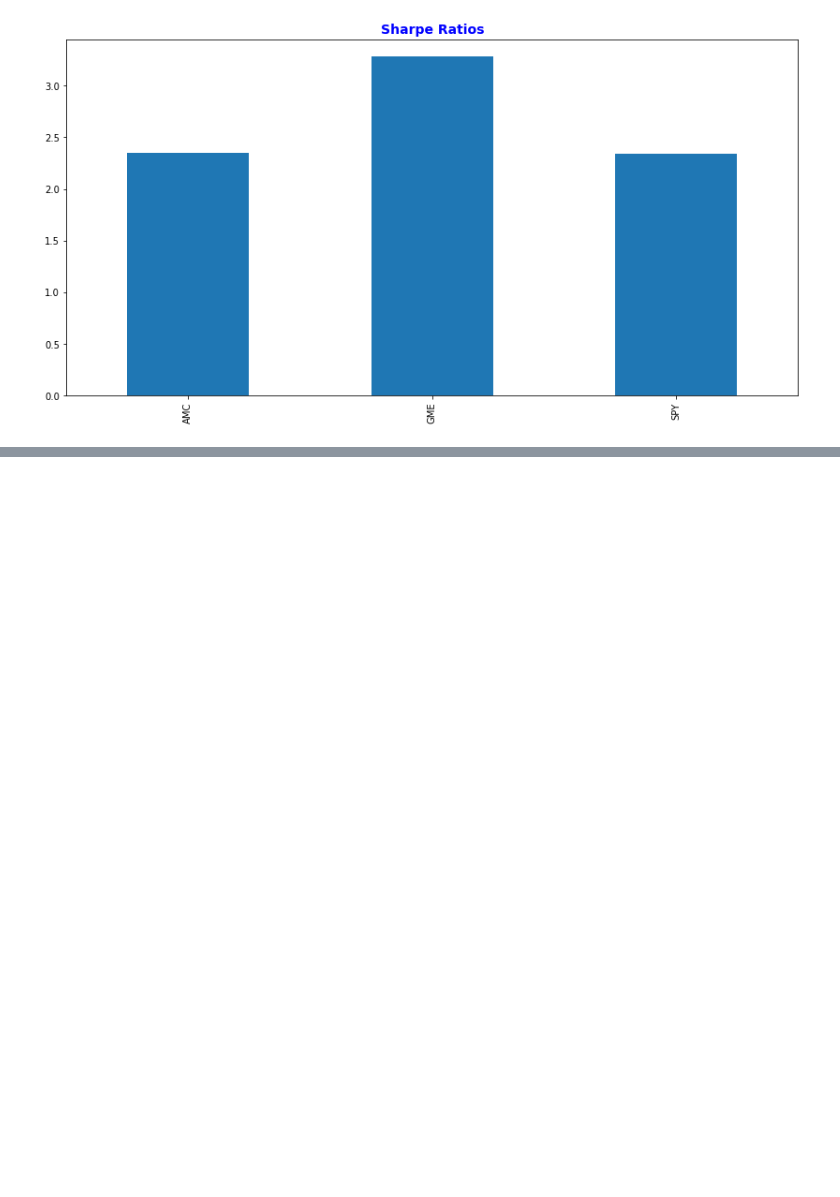
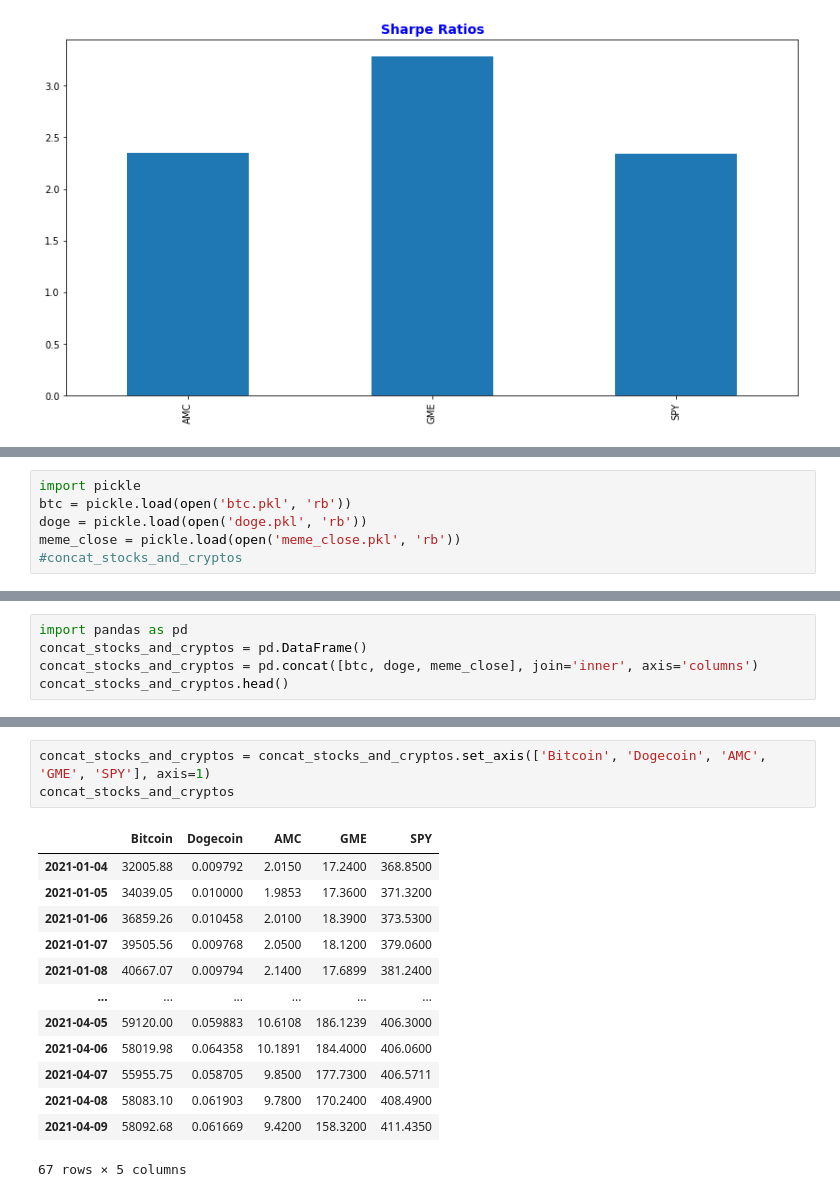
Before and after one commit to iAmSeanzie/Group_MemeStock_Project, a Jupyter notebook: Meme_graphs.ipynb, the cells around one changed output, grey strips where cells are left out. Cells and saved outputs as stored; diff of their text form; blank space fills up the shorter version.

```diff
--- a/Meme_graphs.ipynb
+++ b/Meme_graphs.ipynb
@@ -111,0 +111,6 @@ NameError: name 'MCSimulation' is not defined
+# %%
+import pickle
+btc = pickle.load(open('btc.pkl', 'rb'))
+doge = pickle.load(open('doge.pkl', 'rb'))
+meme_close = pickle.load(open('meme_close.pkl', 'rb'))
+#concat_stocks_and_cryptos
@@ -111,0 +126,5 @@ NameError: name 'MCSimulation' is not defined
+# %%
+import pandas as pd
+concat_stocks_and_cryptos = pd.DataFrame()
+concat_stocks_and_cryptos = pd.concat([btc, doge, meme_close], join='inner', axis='columns')
+concat_stocks_and_cryptos.head()
@@ -111,0 +138,17 @@ NameError: name 'MCSimulation' is not defined
+# %%
+concat_stocks_and_cryptos = concat_stocks_and_cryptos.set_axis(['Bitcoin', 'Dogecoin', 'AMC', 'GME', 'SPY'], axis=1)
+concat_stocks_and_cryptos
+# %% [output]
+|  | Bitcoin | Dogecoin | AMC | GME | SPY |
+| 2021-01-04 | 32005.88 | 0.009792 | 2.0150 | 17.2400 | 368.8500 |
+| 2021-01-05 | 34039.05 | 0.010000 | 1.9853 | 17.3600 | 371.3200 |
+| 2021-01-06 | 36859.26 | 0.010458 | 2.0100 | 18.3900 | 373.5300 |
+| 2021-01-07 | 39505.56 | 0.009768 | 2.0500 | 18.1200 | 379.0600 |
+| 2021-01-08 | 40667.07 | 0.009794 | 2.1400 | 17.6899 | 381.2400 |
+| ... | ... | ... | ... | ... | ... |
+| 2021-04-05 | 59120.00 | 0.059883 | 10.6108 | 186.1239 | 406.3000 |
+| 2021-04-06 | 58019.98 | 0.064358 | 10.1891 | 184.4000 | 406.0600 |
+| 2021-04-07 | 55955.75 | 0.058705 | 9.8500 | 177.7300 | 406.5711 |
+| 2021-04-08 | 58083.10 | 0.061903 | 9.7800 | 170.2400 | 408.4900 |
+| 2021-04-09 | 58092.68 | 0.061669 | 9.4200 | 158.3200 | 411.4350 |
+67 rows × 5 columns
```
Also changed, not shown: parts of 32 cells of this notebook, 4 other files.
